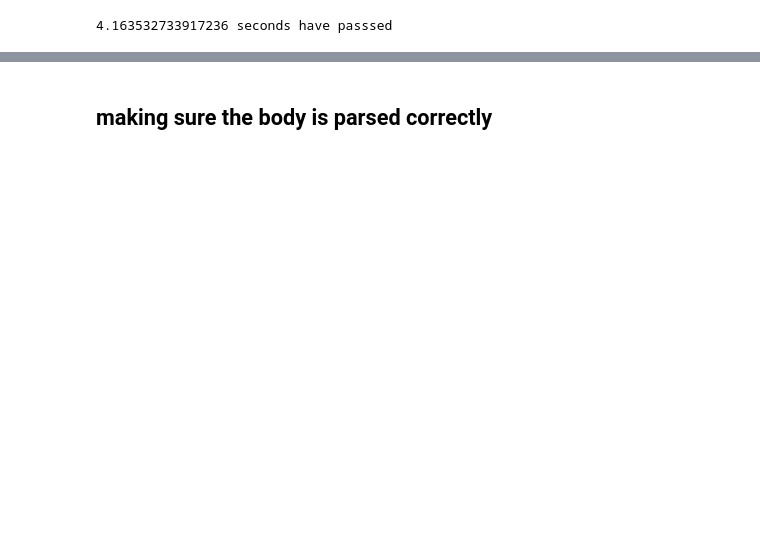
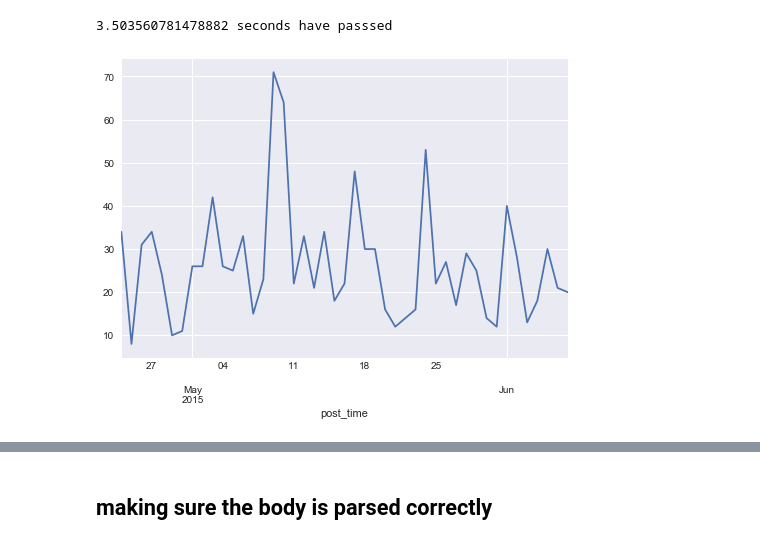
Before and after one commit to jarvmiller/nlp_project, a Jupyter notebook: parse_xml.ipynb, the cells around one changed output, grey strips where cells are left out. Cells and saved outputs as stored; diff of their text form; code cells hidden in the pictures; blank space fills up the shorter version.

Commit message:
added new features, merged labels w/ dataframe, made some plots. code is available for wc

```diff
--- a/parse_xml.ipynb
+++ b/parse_xml.ipynb
@@ -4,6 +4,10 @@ import re
 import numpy as np
 import pandas as pd
 import time
+%matplotlib inline
+import matplotlib.pyplot as plt
+from collections import Counter
+plt.style.use('seaborn')
 start = time.time()
 # %%
 with open ('training/labels.tsv', 'r') as f:
@@ -54,7 +53,29 @@ df.columns = ['author_id', 'board_id', 'post_time', 'subject', 'post_id', 'root_
+# %%
+df = pd.DataFrame(list_of_parsings)
+df.columns = ['author_id', 'board_id', 'post_time', 'subject', 'post_id', 'root_id', 'body_text', 'emoji_ids']
+
+# Y if the message is a response, N if it is an original post
+df["reply_or_not"] = df['subject'].apply(lambda x: "Y" if "Re:" in x else "N")
+
+# this is so we can have an accumulator of posts over a week or an hour
+df["post"] = 1
+# %%
+# get labels to merge to features
+labs = pd.read_csv("training/labels.tsv", sep='\t',names=["post_id", "color_label", "micro_label"])
+df.post_id = pd.to_numeric(df.post_id)
+merged = pd.merge(df, labs, on='post_id')
+
+# set time of post as the index
+merged = merged.set_index(pd.DatetimeIndex(merged['post_time']))
 # %%
-df.head()
+merged.head()
 end = time.time()
-# df.to_csv('training_df.csv')
+# merged.to_csv('training_df.csv')
 print('{} seconds have passsed'.format((end-start)))
 # %% [output]
-4.163532733917236 seconds have passsed
+3.503560781478882 seconds have passsed
+# %%
+# how often peple post per day
+merged.post.resample("D").sum().plot();
+# %% [output]
+[figure, added]
```
Also changed, not shown: parts of 18 cells of this notebook.
